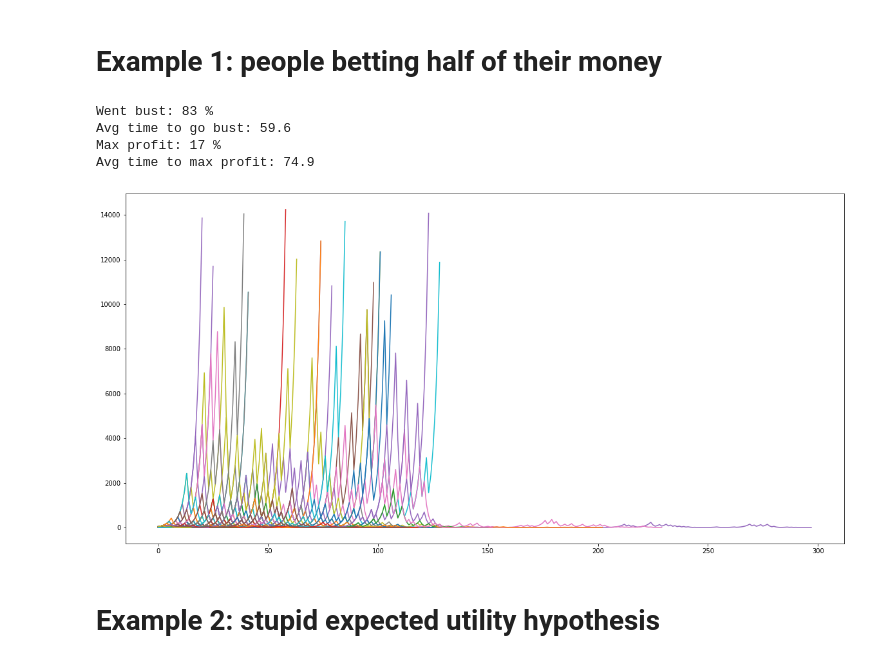
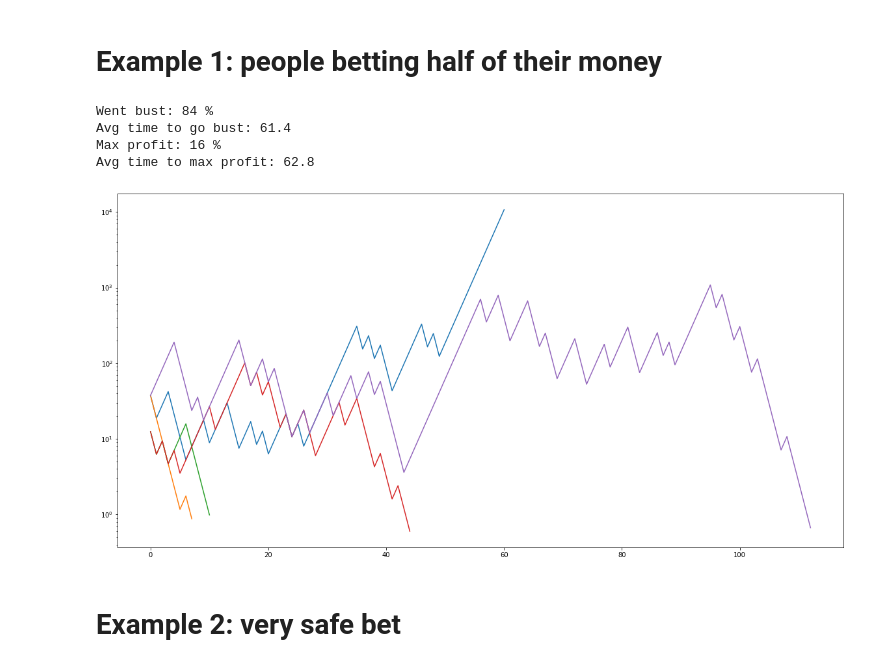
Before and after one commit to rogeriochaves/notebooks, a Jupyter notebook: probabilistic/Kelly Criterion.ipynb, the cells around one changed output. Drawn from its saved outputs; the diff is of its cells as text; code cells hidden in the pictures.

```diff
--- a/probabilistic/Kelly Criterion.ipynb
+++ b/probabilistic/Kelly Criterion.ipynb
@@ -20,38 +20,39 @@ def simulate_gambling():
             if cash <= 1:
                 # went bust
                 break
 
             if cash >= max_profit:
                 break
 
             bet_value = bet(cash)
             if np.random.rand() < bet_chance:
                 cash += bet_value
             else:
                 cash -= bet_value
 
             profits.append(cash)
 
         all_profits.append(profits)
 
     plt.figure(figsize=(20, 10))
-    for profits in all_profits:
+    plt.yscale('log')
+    for profits in all_profits[0:5]:
         rounds = list(range(0, min(max_rounds, len(profits))))
         plt.plot(rounds, profits);
 
     bust = [ x for x in all_profits if x[-1] <= 1 ]
     rich = [ x for x in all_profits if x[-1] >= max_profit ]
     print("Went bust:", round(len(bust) / len(all_profits) * 100), "%")
     print("Avg time to go bust:", "%.1f" % np.mean([ len(x) for x in bust ]))
     print("Max profit:", round(len(rich) / len(all_profits) * 100), "%")
     print("Avg time to max profit:", "%.1f" % np.mean([ len(x) for x in rich ]))
 
 simulate_gambling()
 # %% [output]
-Went bust: 83 %
-Avg time to go bust: 59.6
-Max profit: 17 %
-Avg time to max profit: 74.9
+Went bust: 84 %
+Avg time to go bust: 61.4
+Max profit: 16 %
+Avg time to max profit: 62.8
-[figure, old version]
+[figure, new version]
 # %% [markdown]
-# Example 2: stupid expected utility hypothesis
+# Example 2: very safe bet
```
Also changed, not shown: parts of 17 cells of this notebook, 1 other file.
